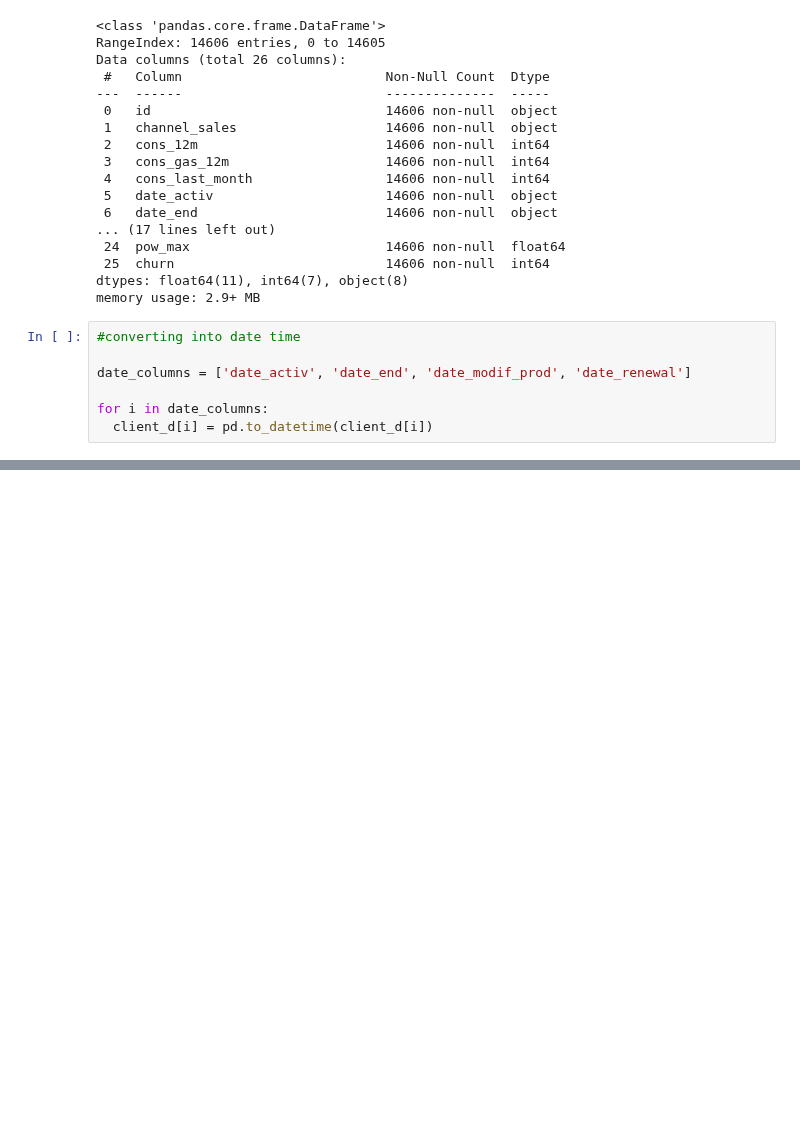
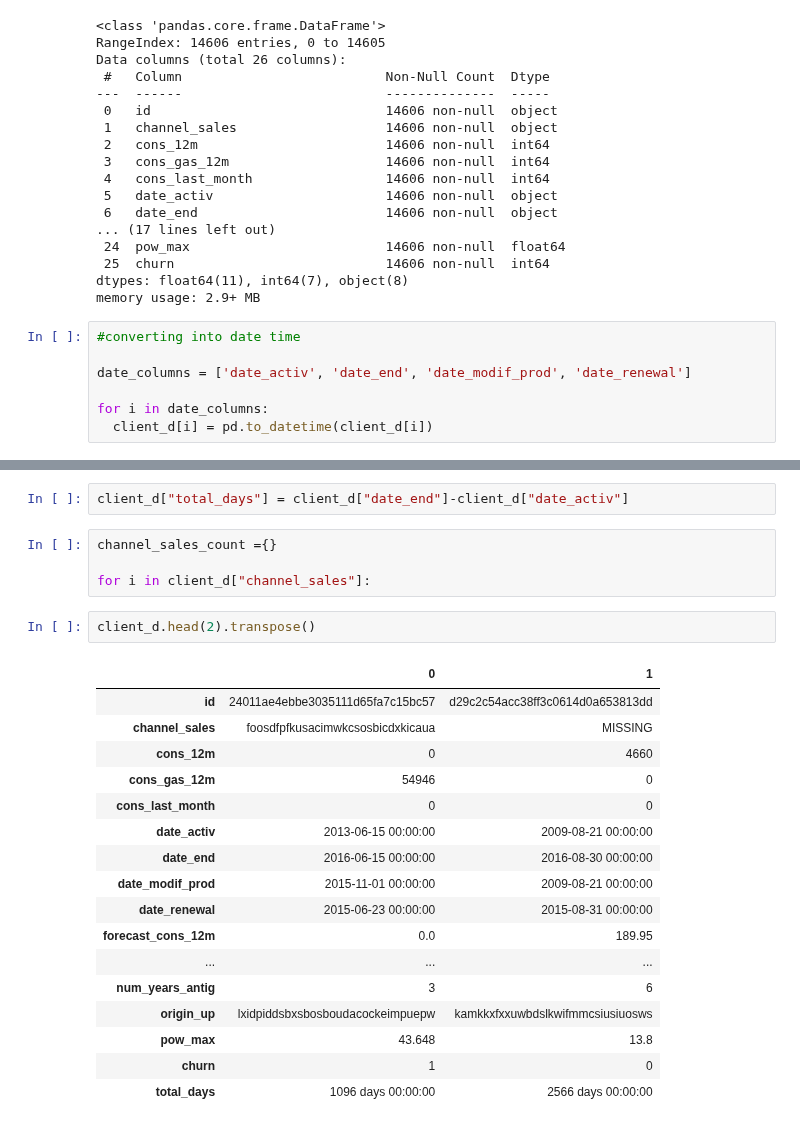
Before and after one commit to pi-mishra/BCG-Data-science-and-analytics-internship, a Jupyter notebook: EDA_BCG_internship.ipynb, the cells around one changed output, grey strips where cells are left out. Cells and saved outputs as stored; diff of their text form; blank space fills up the shorter version.

```diff
--- a/EDA_BCG_internship.ipynb
+++ b/EDA_BCG_internship.ipynb
@@ -173,0 +216,26 @@ for i in date_columns:
+# %%
+client_d["total_days"] = client_d["date_end"]-client_d["date_activ"]
+# %%
+channel_sales_count ={}
+
+for i in client_d["channel_sales"]:
+# %%
+client_d.head(2).transpose()
+# %% [output]
+|  | 0 | 1 |
+| id | 24011ae4ebbe3035111d65fa7c15bc57 | d29c2c54acc38ff3c0614d0a653813dd |
+| channel_sales | foosdfpfkusacimwkcsosbicdxkicaua | MISSING |
+| cons_12m | 0 | 4660 |
+| cons_gas_12m | 54946 | 0 |
+| cons_last_month | 0 | 0 |
+| date_activ | 2013-06-15 00:00:00 | 2009-08-21 00:00:00 |
+| date_end | 2016-06-15 00:00:00 | 2016-08-30 00:00:00 |
+| date_modif_prod | 2015-11-01 00:00:00 | 2009-08-21 00:00:00 |
+| date_renewal | 2015-06-23 00:00:00 | 2015-08-31 00:00:00 |
+| forecast_cons_12m | 0.0 | 189.95 |
+| ... | ... | ... |
+| num_years_antig | 3 | 6 |
+| origin_up | lxidpiddsbxsbosboudacockeimpuepw | kamkkxfxxuwbdslkwifmmcsiusiuosws |
+| pow_max | 43.648 | 13.8 |
+| churn | 1 | 0 |
+| total_days | 1096 days 00:00:00 | 2566 days 00:00:00 |
```
Also changed, not shown: parts of 4 cells of this notebook.
